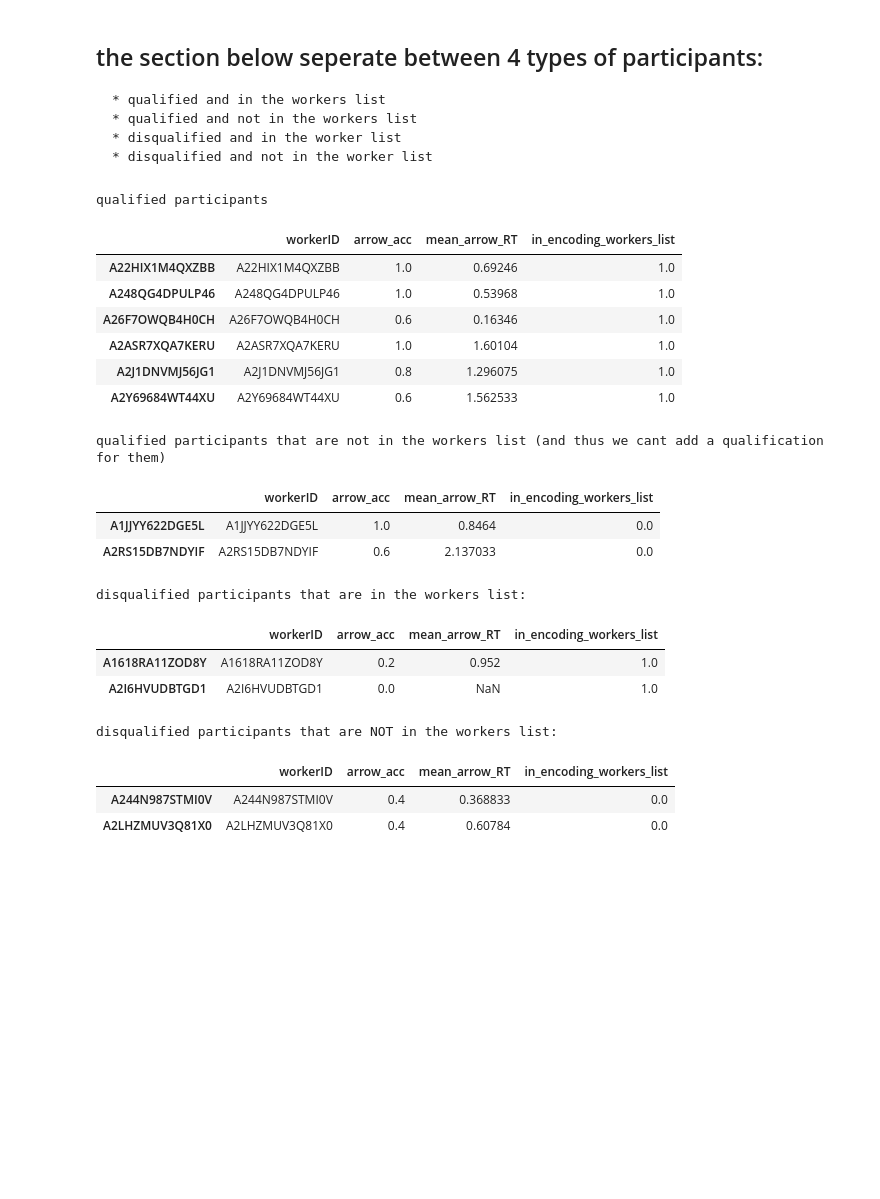
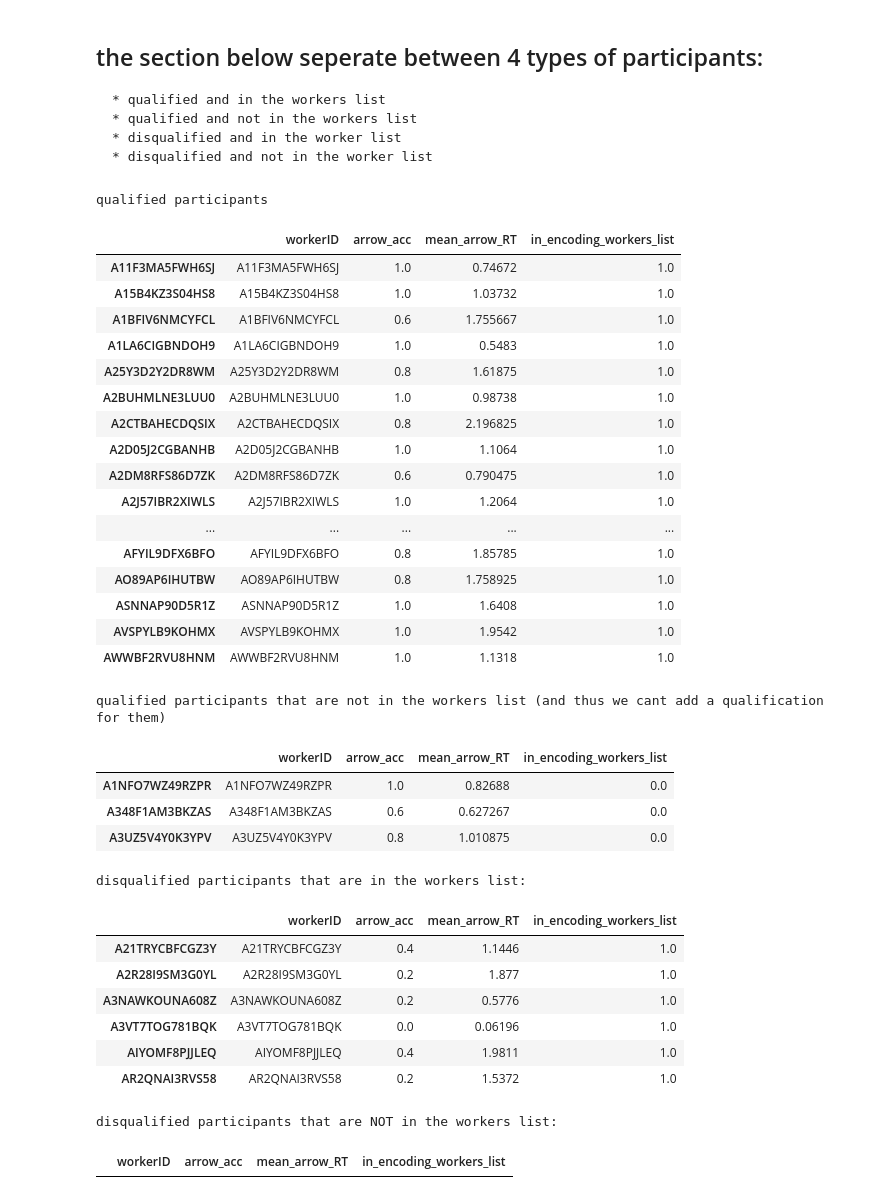
Before and after one commit to edenjenzohar/Visual-memory-task, a Jupyter notebook: analysis/parse_recorded_results_pilot2_encoding.ipynb, the cells around one changed output. Drawn from its saved outputs; the diff is of its cells as text; code cells hidden in the pictures; blank space fills up the shorter version.

```diff
--- a/analysis/parse_recorded_results_pilot2_encoding.ipynb
+++ b/analysis/parse_recorded_results_pilot2_encoding.ipynb
@@ -9,7 +9,7 @@ from random import sample
 from cmath import nan
 # %%
 
-batch_name='batch 1' #batch name - make sure the folder is structured as followes: (the test results/data doesnt have to be there)
+batch_name='batch 2' #batch name - make sure the folder is structured as followes: (the test results/data doesnt have to be there)
 
 #parent name:
 # -pilot_24_hours:
@@ -20,7 +20,7 @@ batch_name='batch 1' #batch name - make sure the folder is structured as followe
 #       -Batch_workers.csv
 
 
-qualification_name_for_testin='UPDATE-eligible for next step memory rep'
+qualification_name_for_testin='UPDATE-completed encoding successfully'
 qualification_name_for_entire_experiment='UPDATE-completed memory rep'
 
 #all data location is relational to the location of this jupiter notebook:
@@ -310,42 +838,55 @@ for curr_worker_ID in qualification_for_test_df.index:
     * disqualified and in the worker list
     * disqualified and not in the worker list
 # %%
-qualified_df=qualification_for_test_df.loc[(qualification_for_test_df['arrow_acc']>=0.6) & (qualification_for_test_df['in_encoding_workers_list']==1),:]
+qualified_df=qualification_for_test_df.loc[(qualification_for_test_df['arrow_acc']>=0.6) & (qualification_for_test_df['in_encoding_workers_list']==1),:].copy()
 print('qualified participants')
 qualified_df
 # %% [output]
 qualified participants
 |  | workerID | arrow_acc | mean_arrow_RT | in_encoding_workers_list |
-| A22HIX1M4QXZBB | A22HIX1M4QXZBB | 1.0 | 0.69246 | 1.0 |
-| A248QG4DPULP46 | A248QG4DPULP46 | 1.0 | 0.53968 | 1.0 |
-| A26F7OWQB4H0CH | A26F7OWQB4H0CH | 0.6 | 0.16346 | 1.0 |
-| A2ASR7XQA7KERU | A2ASR7XQA7KERU | 1.0 | 1.60104 | 1.0 |
-| A2J1DNVMJ56JG1 | A2J1DNVMJ56JG1 | 0.8 | 1.296075 | 1.0 |
-| A2Y69684WT44XU | A2Y69684WT44XU | 0.6 | 1.562533 | 1.0 |
+| A11F3MA5FWH6SJ | A11F3MA5FWH6SJ | 1.0 | 0.74672 | 1.0 |
+| A15B4KZ3S04HS8 | A15B4KZ3S04HS8 | 1.0 | 1.03732 | 1.0 |
+| A1BFIV6NMCYFCL | A1BFIV6NMCYFCL | 0.6 | 1.755667 | 1.0 |
+| A1LA6CIGBNDOH9 | A1LA6CIGBNDOH9 | 1.0 | 0.5483 | 1.0 |
+| A25Y3D2Y2DR8WM | A25Y3D2Y2DR8WM | 0.8 | 1.61875 | 1.0 |
+| A2BUHMLNE3LUU0 | A2BUHMLNE3LUU0 | 1.0 | 0.98738 | 1.0 |
+| A2CTBAHECDQSIX | A2CTBAHECDQSIX | 0.8 | 2.196825 | 1.0 |
+| A2D05J2CGBANHB | A2D05J2CGBANHB | 1.0 | 1.1064 | 1.0 |
+| A2DM8RFS86D7ZK | A2DM8RFS86D7ZK | 0.6 | 0.790475 | 1.0 |
+| A2J57IBR2XIWLS | A2J57IBR2XIWLS | 1.0 | 1.2064 | 1.0 |
+| ... | ... | ... | ... | ... |
+| AFYIL9DFX6BFO | AFYIL9DFX6BFO | 0.8 | 1.85785 | 1.0 |
+| AO89AP6IHUTBW | AO89AP6IHUTBW | 0.8 | 1.758925 | 1.0 |
+| ASNNAP90D5R1Z | ASNNAP90D5R1Z | 1.0 | 1.6408 | 1.0 |
+| AVSPYLB9KOHMX | AVSPYLB9KOHMX | 1.0 | 1.9542 | 1.0 |
+| AWWBF2RVU8HNM | AWWBF2RVU8HNM | 1.0 | 1.1318 | 1.0 |
 # %%
-qualified_df_not_in_workers_list=qualification_for_test_df.loc[(qualification_for_test_df['arrow_acc']>=0.6) & (qualification_for_test_df['in_encoding_workers_list']==0),:]
+qualified_df_not_in_workers_list=qualification_for_test_df.loc[(qualification_for_test_df['arrow_acc']>=0.6) & (qualification_for_test_df['in_encoding_workers_list']==0),:].copy()
 print('qualified participants that are not in the workers list (and thus we cant add a qualification for them)')
 qualified_df_not_in_workers_list
 # %% [output]
 qualified participants that are not in the workers list (and thus we cant add a qualification for them)
 |  | workerID | arrow_acc | mean_arrow_RT | in_encoding_workers_list |
-| A1JJYY622DGE5L | A1JJYY622DGE5L | 1.0 | 0.8464 | 0.0 |
-| A2RS15DB7NDYIF | A2RS15DB7NDYIF | 0.6 | 2.137033 | 0.0 |
+| A1NFO7WZ49RZPR | A1NFO7WZ49RZPR | 1.0 | 0.82688 | 0.0 |
+| A348F1AM3BKZAS | A348F1AM3BKZAS | 0.6 | 0.627267 | 0.0 |
+| A3UZ5V4Y0K3YPV | A3UZ5V4Y0K3YPV | 0.8 | 1.010875 | 0.0 |
 # %%
-disqualified_df_in_workers_list=qualification_for_test_df.loc[(qualification_for_test_df['arrow_acc']<0.6) & (qualification_for_test_df['in_encoding_workers_list']==1),:]
+disqualified_df_in_workers_list=qualification_for_test_df.loc[(qualification_for_test_df['arrow_acc']<0.6) & (qualification_for_test_df['in_encoding_workers_list']==1),:].copy()
 print('disqualified participants that are in the workers list:')
 disqualified_df_in_workers_list
 # %% [output]
 disqualified participants that are in the workers list:
 |  | workerID | arrow_acc | mean_arrow_RT | in_encoding_workers_list |
-| A1618RA11ZOD8Y | A1618RA11ZOD8Y | 0.2 | 0.952 | 1.0 |
-| A2I6HVUDBTGD1 | A2I6HVUDBTGD1 | 0.0 | NaN | 1.0 |
+| A21TRYCBFCGZ3Y | A21TRYCBFCGZ3Y | 0.4 | 1.1446 | 1.0 |
+| A2R28I9SM3G0YL | A2R28I9SM3G0YL | 0.2 | 1.877 | 1.0 |
+| A3NAWKOUNA608Z | A3NAWKOUNA608Z | 0.2 | 0.5776 | 1.0 |
+| A3VT7TOG781BQK | A3VT7TOG781BQK | 0.0 | 0.06196 | 1.0 |
+| AIYOMF8PJJLEQ | AIYOMF8PJJLEQ | 0.4 | 1.9811 | 1.0 |
+| AR2QNAI3RVS58 | AR2QNAI3RVS58 | 0.2 | 1.5372 | 1.0 |
 # %%
-disqualified_df_not_in_workers_list=qualification_for_test_df.loc[(qualification_for_test_df['arrow_acc']<0.6) & (qualification_for_test_df['in_encoding_workers_list']==0),:]
+disqualified_df_not_in_workers_list=qualification_for_test_df.loc[(qualification_for_test_df['arrow_acc']<0.6) & (qualification_for_test_df['in_encoding_workers_list']==0),:].copy()
 print('disqualified participants that are NOT in the workers list:')
 disqualified_df_not_in_workers_list
 # %% [output]
 disqualified participants that are NOT in the workers list:
 |  | workerID | arrow_acc | mean_arrow_RT | in_encoding_workers_list |
-| A244N987STMI0V | A244N987STMI0V | 0.4 | 0.368833 | 0.0 |
-| A2LHZMUV3Q81X0 | A2LHZMUV3Q81X0 | 0.4 | 0.60784 | 0.0 |
```
Also changed, not shown: parts of 13 cells of this notebook, 3 other files.
